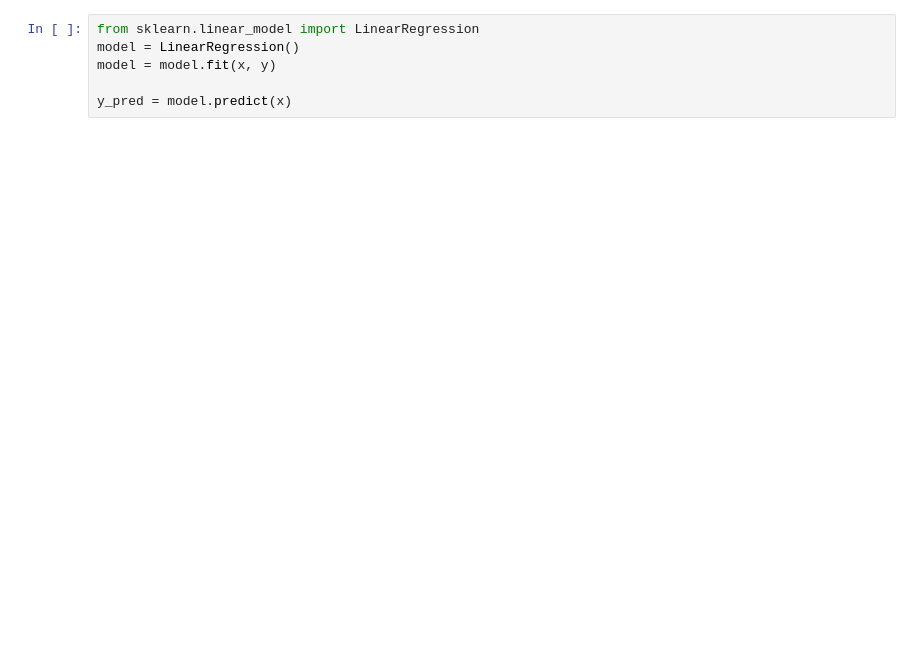
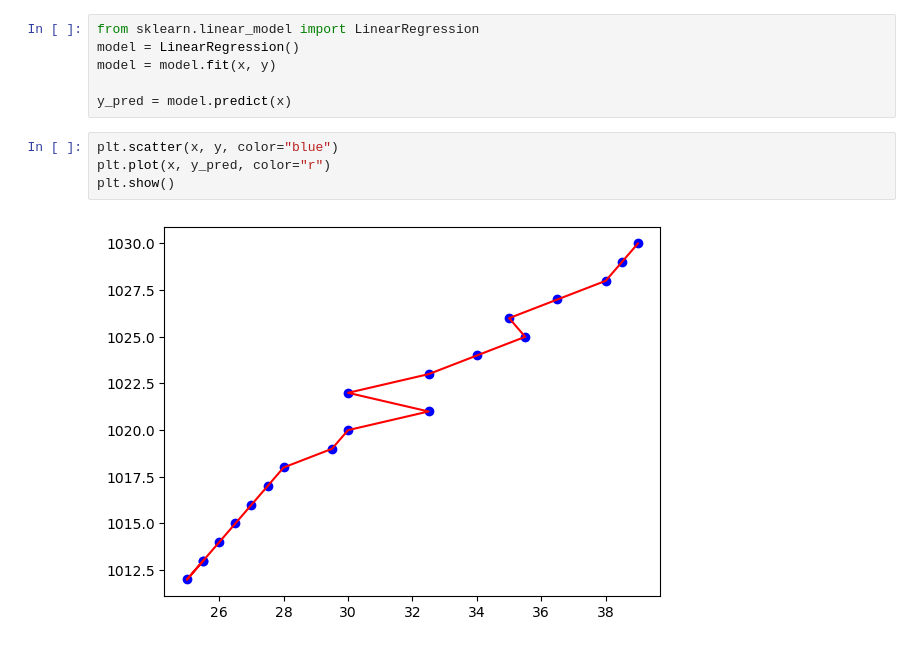
Before and after one commit to james-mumo/ML, a Jupyter notebook: 5-Polynomial-Regression/5.ipynb, the cells around one changed output. Saved outputs shown, nothing was run; the diff lists cells and outputs as text; blank space fills up the shorter version.

```diff
--- a/5-Polynomial-Regression/5.ipynb
+++ b/5-Polynomial-Regression/5.ipynb
@@ -26,3 +26,9 @@ model = LinearRegression()
 model = model.fit(x, y)
 
 y_pred = model.predict(x)
+# %%
+plt.scatter(x, y, color="blue")
+plt.plot(x, y_pred, color="r")
+plt.show()
+# %% [output]
+[figure, added]
```
Also changed, not shown: parts of 2 cells of this notebook, 1 other file.
